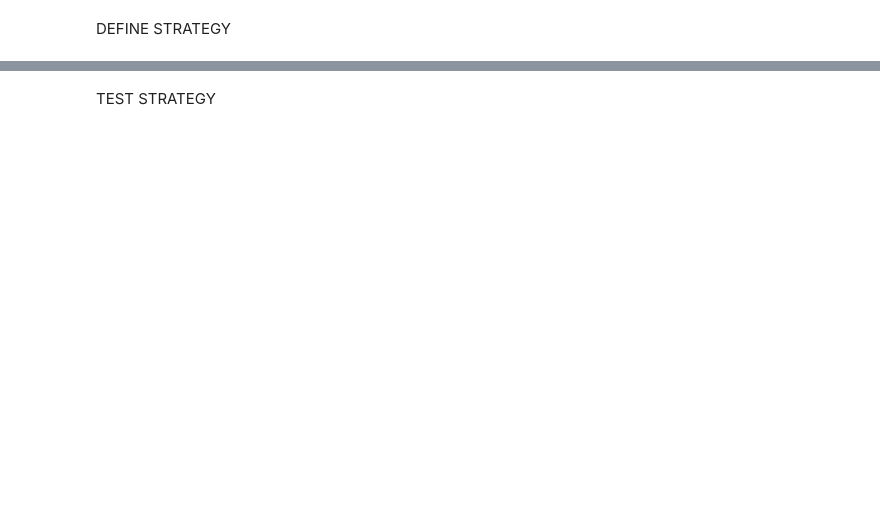
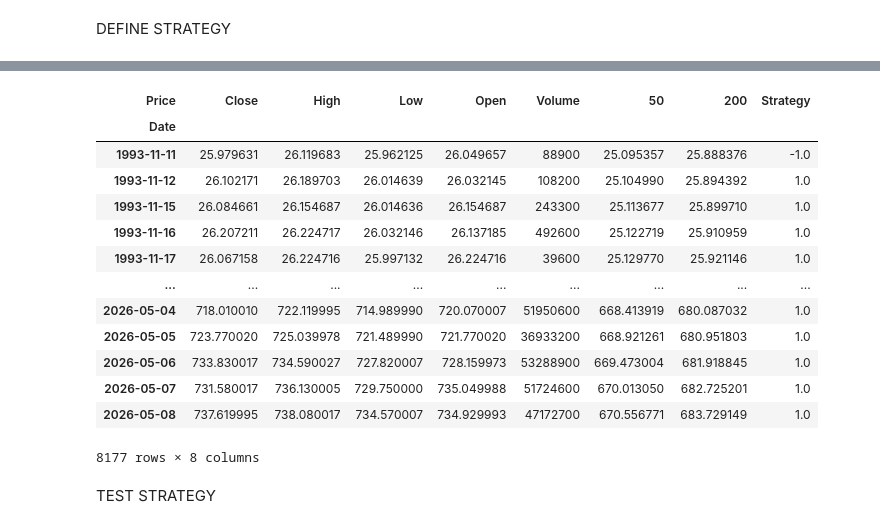
Before and after one commit to Jeffrey-Adjei/Technical-Indicator-Research, a Jupyter notebook: movingaveragecrossover.ipynb, the cells around one changed output, grey strips where cells are left out. Cells and saved outputs as stored; diff of their text form; code cells hidden in the pictures; blank space fills up the shorter version.

```diff
--- a/movingaveragecrossover.ipynb
+++ b/movingaveragecrossover.ipynb
@@ -119,3 +124,20 @@ def add_strategy(df, SLOW, FAST)
+# %%
+df
+# %% [output]
+| Price | Close | High | Low | Open | Volume | 50 | 200 | Strategy |
+| Date |  |  |  |  |  |  |  |  |
+| 1993-11-11 | 25.979631 | 26.119683 | 25.962125 | 26.049657 | 88900 | 25.095357 | 25.888376 | -1.0 |
+| 1993-11-12 | 26.102171 | 26.189703 | 26.014639 | 26.032145 | 108200 | 25.104990 | 25.894392 | 1.0 |
+| 1993-11-15 | 26.084661 | 26.154687 | 26.014636 | 26.154687 | 243300 | 25.113677 | 25.899710 | 1.0 |
+| 1993-11-16 | 26.207211 | 26.224717 | 26.032146 | 26.137185 | 492600 | 25.122719 | 25.910959 | 1.0 |
+| 1993-11-17 | 26.067158 | 26.224716 | 25.997132 | 26.224716 | 39600 | 25.129770 | 25.921146 | 1.0 |
+| ... | ... | ... | ... | ... | ... | ... | ... | ... |
+| 2026-05-04 | 718.010010 | 722.119995 | 714.989990 | 720.070007 | 51950600 | 668.413919 | 680.087032 | 1.0 |
+| 2026-05-05 | 723.770020 | 725.039978 | 721.489990 | 721.770020 | 36933200 | 668.921261 | 680.951803 | 1.0 |
+| 2026-05-06 | 733.830017 | 734.590027 | 727.820007 | 728.159973 | 53288900 | 669.473004 | 681.918845 | 1.0 |
+| 2026-05-07 | 731.580017 | 736.130005 | 729.750000 | 735.049988 | 51724600 | 670.013050 | 682.725201 | 1.0 |
+| 2026-05-08 | 737.619995 | 738.080017 | 734.570007 | 734.929993 | 47172700 | 670.556771 | 683.729149 | 1.0 |
+8177 rows × 8 columns
 # %% [markdown]
 TEST STRATEGY
 # %%
```
Also changed, not shown: parts of 9 cells of this notebook.
